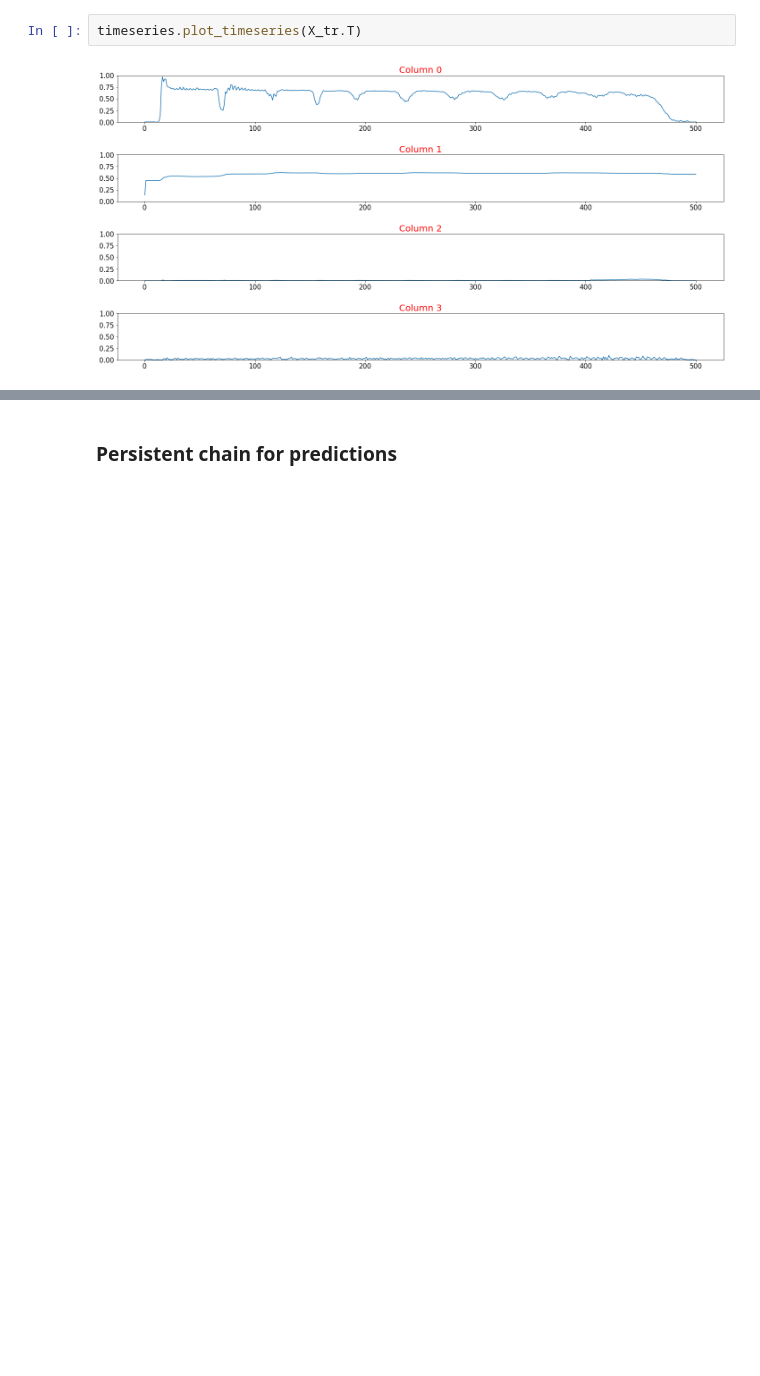
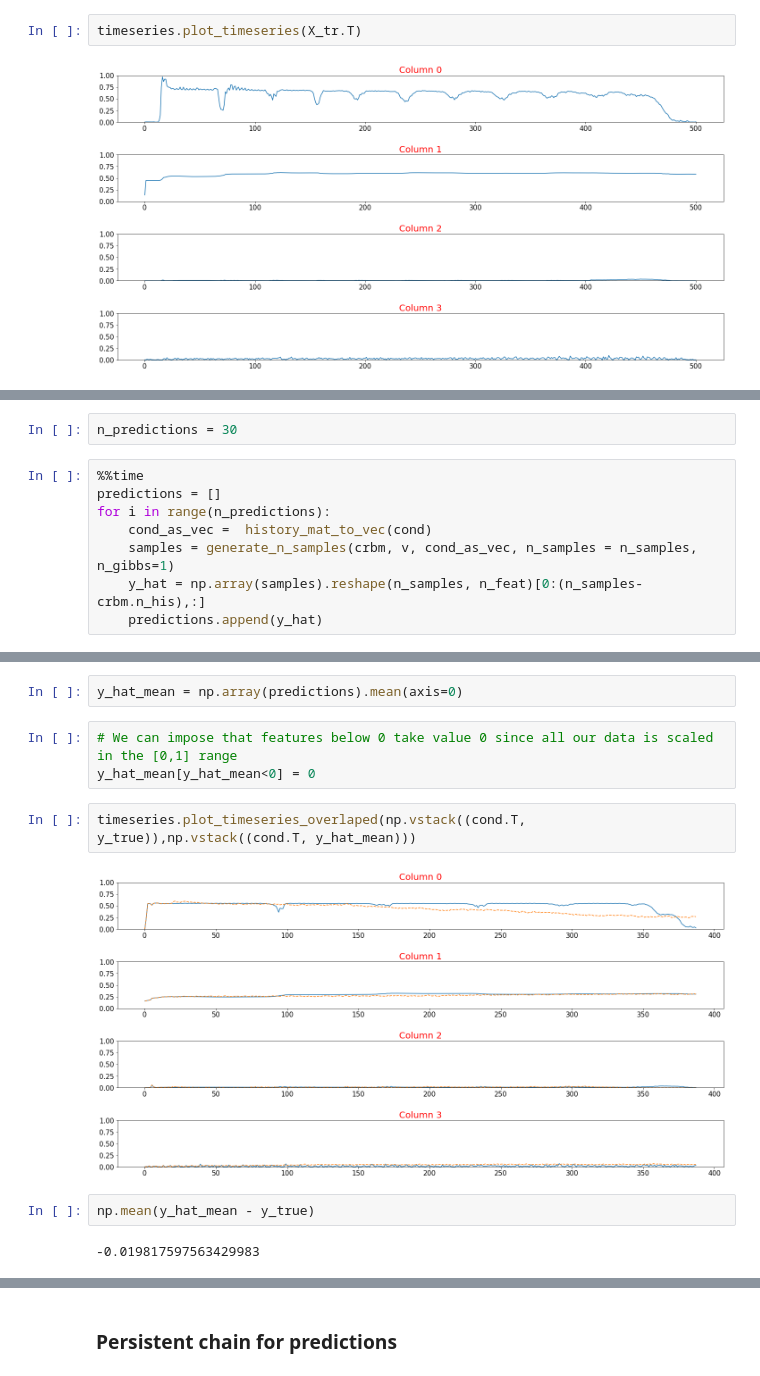
Before and after one commit to davidbp/connectionist, a Jupyter notebook: notebooks/crbm_diary_al.ipynb, the cells around one changed output, grey strips where cells are left out. Drawn from its saved outputs; the diff is of its cells as text; blank space fills up the shorter version.

```diff
--- a/notebooks/crbm_diary_al.ipynb
+++ b/notebooks/crbm_diary_al.ipynb
@@ -832,0 +845,10 @@ timeseries.plot_timeseries_overlaped(np.vstack((cond.T, y_hat)), np.vstack((cond
+# %%
+n_predictions = 30
+# %%
+%%time
+predictions = []
+for i in range(n_predictions):
+    cond_as_vec =  history_mat_to_vec(cond)
+    samples = generate_n_samples(crbm, v, cond_as_vec, n_samples = n_samples, n_gibbs=1)
+    y_hat = np.array(samples).reshape(n_samples, n_feat)[0:(n_samples-crbm.n_his),:]
+    predictions.append(y_hat)
@@ -832,0 +858,13 @@ timeseries.plot_timeseries_overlaped(np.vstack((cond.T, y_hat)), np.vstack((cond
+# %%
+y_hat_mean = np.array(predictions).mean(axis=0)
+# %%
+# We can impose that features below 0 take value 0 since all our data is scaled in the [0,1] range
+y_hat_mean[y_hat_mean<0] = 0
+# %%
+timeseries.plot_timeseries_overlaped(np.vstack((cond.T, y_true)),np.vstack((cond.T, y_hat_mean)))
+# %% [output]
+[figure, added]
+# %%
+np.mean(y_hat_mean - y_true)
+# %% [output]
+-0.019817597563429983
```
Also changed, not shown: parts of 47 cells of this notebook, 1 other file.
